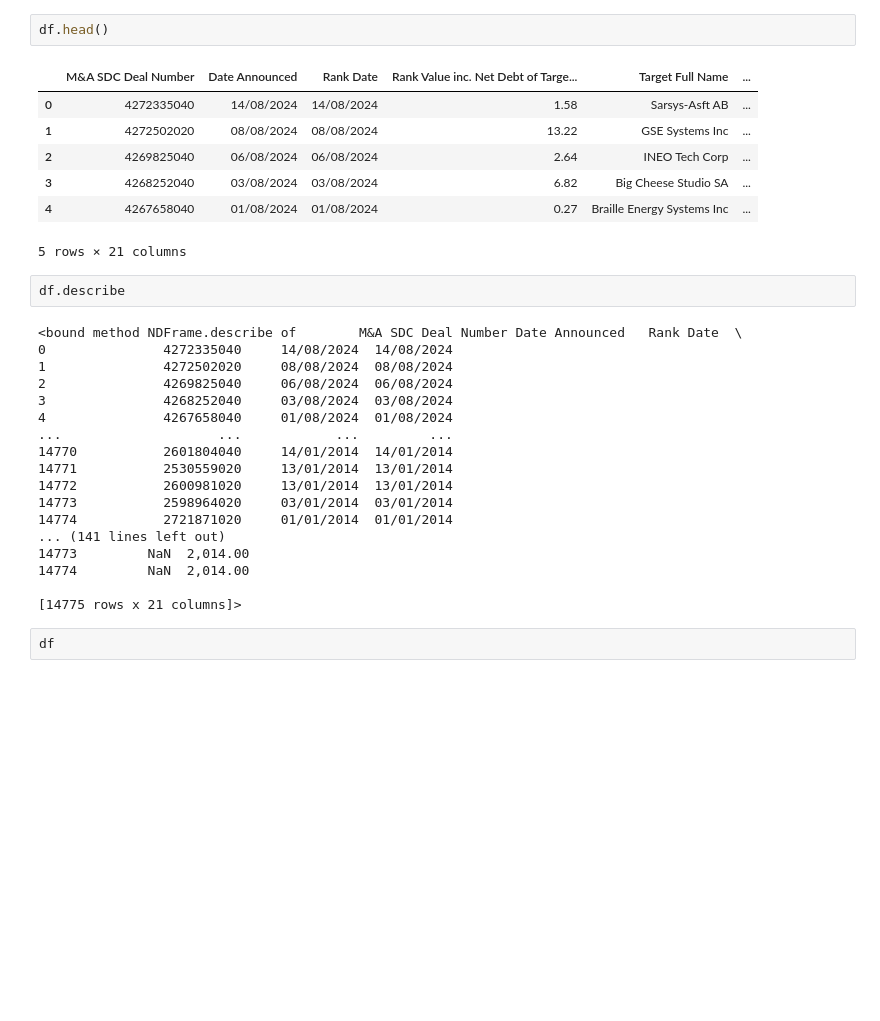
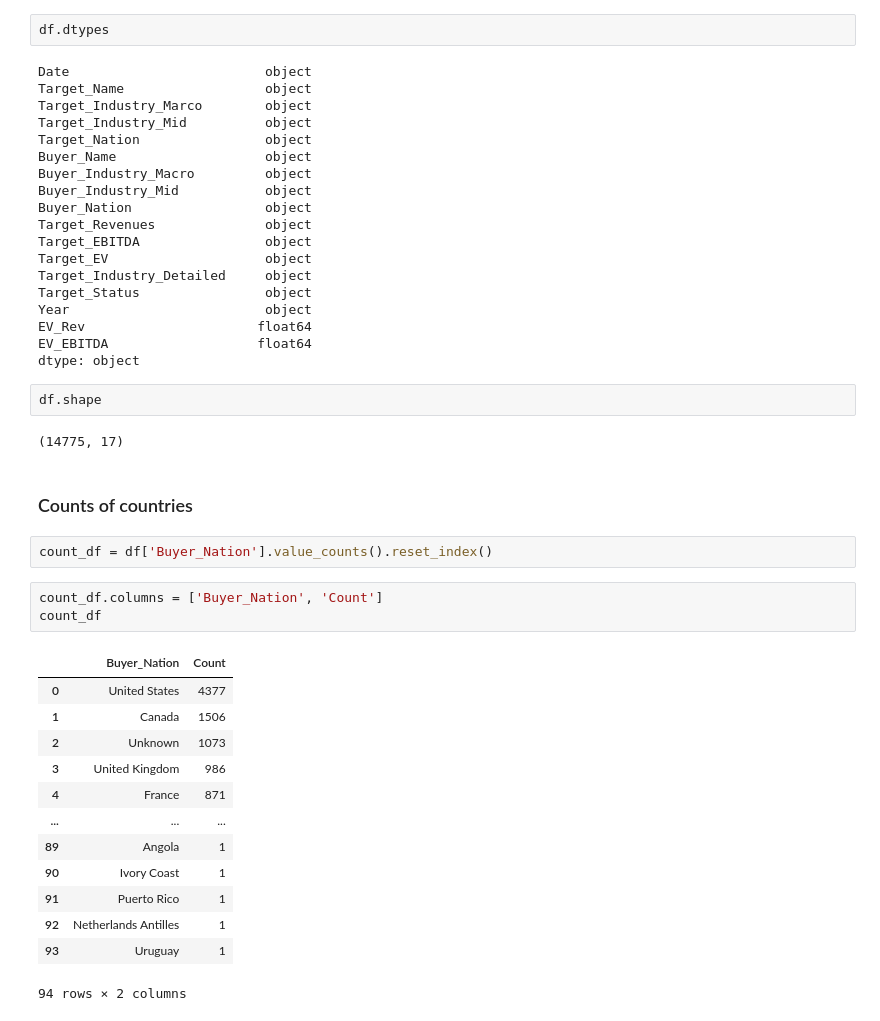
Before and after one commit to georgylevin27/ValTool, a Jupyter notebook: larryxmiller_valtool.ipynb, the cells around one changed output. Cells and saved outputs as stored; diff of their text form; blank space fills up the shorter version.

```diff
--- a/larryxmiller_valtool.ipynb
+++ b/larryxmiller_valtool.ipynb
@@ -5,32 +19,46 @@ df = pd.read_csv("data/Data.csv")
-# %%
-df.head()
-# %% [output]
-|  | M&A SDC Deal Number | Date Announced | Rank Date | Rank Value inc. Net Debt of Targe... | Target Full Name | ... |
-| 0 | 4272335040 | 14/08/2024 | 14/08/2024 | 1.58 | Sarsys-Asft AB | ... |
-| 1 | 4272502020 | 08/08/2024 | 08/08/2024 | 13.22 | GSE Systems Inc | ... |
-| 2 | 4269825040 | 06/08/2024 | 06/08/2024 | 2.64 | INEO Tech Corp | ... |
-| 3 | 4268252040 | 03/08/2024 | 03/08/2024 | 6.82 | Big Cheese Studio SA | ... |
-| 4 | 4267658040 | 01/08/2024 | 01/08/2024 | 0.27 | Braille Energy Systems Inc | ... |
-5 rows × 21 columns
 # %%
-df.describe
+df.dtypes
 # %% [output]
-<bound method NDFrame.describe of        M&A SDC Deal Number Date Announced   Rank Date  \
-0               4272335040     14/08/2024  14/08/2024
-1               4272502020     08/08/2024  08/08/2024
-2               4269825040     06/08/2024  06/08/2024
-3               4268252040     03/08/2024  03/08/2024
-4               4267658040     01/08/2024  01/08/2024
-...                    ...            ...         ...
-14770           2601804040     14/01/2014  14/01/2014
-14771           2530559020     13/01/2014  13/01/2014
-14772           2600981020     13/01/2014  13/01/2014
-14773           2598964020     03/01/2014  03/01/2014
-14774           2721871020     01/01/2014  01/01/2014
-... (141 lines left out)
-14773         NaN  2,014.00
-14774         NaN  2,014.00
-
-[14775 rows x 21 columns]>
+Date                         object
+Target_Name                  object
+Target_Industry_Marco        object
+Target_Industry_Mid          object
+Target_Nation                object
+Buyer_Name                   object
+Buyer_Industry_Macro         object
+Buyer_Industry_Mid           object
+Buyer_Nation                 object
+Target_Revenues              object
+Target_EBITDA                object
+Target_EV                    object
+Target_Industry_Detailed     object
+Target_Status                object
+Year                         object
+EV_Rev                      float64
+EV_EBITDA                   float64
+dtype: object
+# %%
+df.shape
+# %% [output]
+(14775, 17)
+# %% [markdown]
+### Counts of countries
 # %%
-df
+count_df = df['Buyer_Nation'].value_counts().reset_index()
+# %%
+count_df.columns = ['Buyer_Nation', 'Count']
+count_df
+# %% [output]
+|  | Buyer_Nation | Count |
+| 0 | United States | 4377 |
+| 1 | Canada | 1506 |
+| 2 | Unknown | 1073 |
+| 3 | United Kingdom | 986 |
+| 4 | France | 871 |
+| ... | ... | ... |
+| 89 | Angola | 1 |
+| 90 | Ivory Coast | 1 |
+| 91 | Puerto Rico | 1 |
+| 92 | Netherlands Antilles | 1 |
+| 93 | Uruguay | 1 |
+94 rows × 2 columns
```
Also changed, not shown: parts of 33 cells of this notebook.
